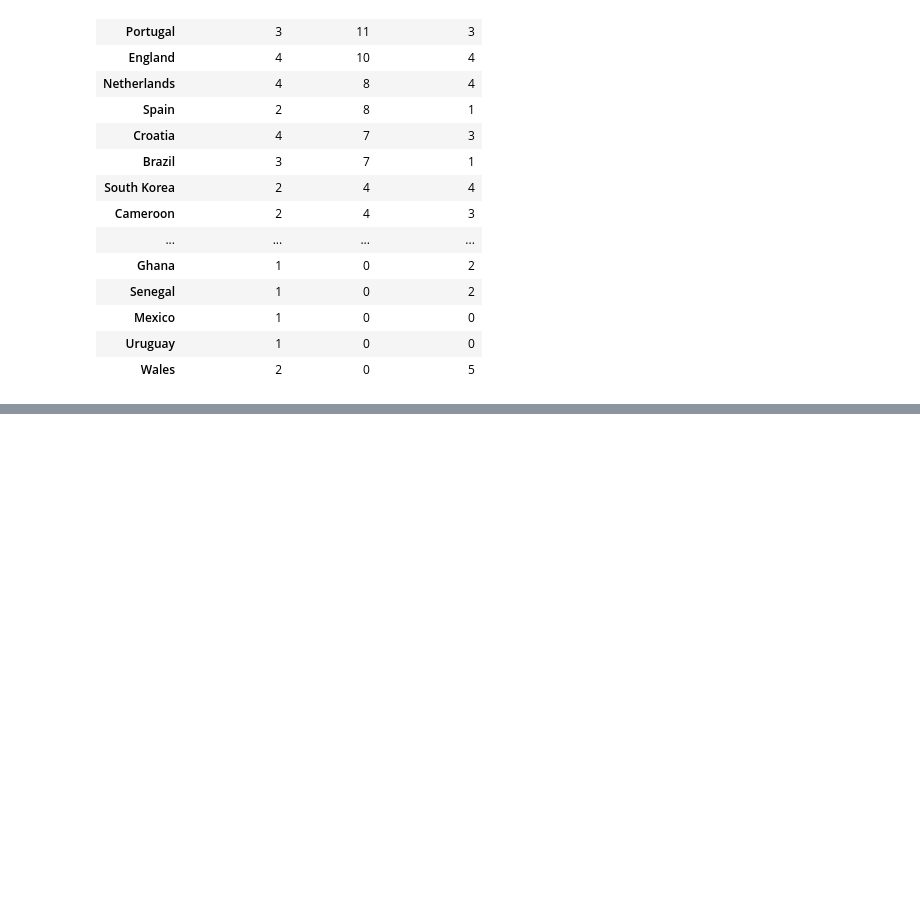
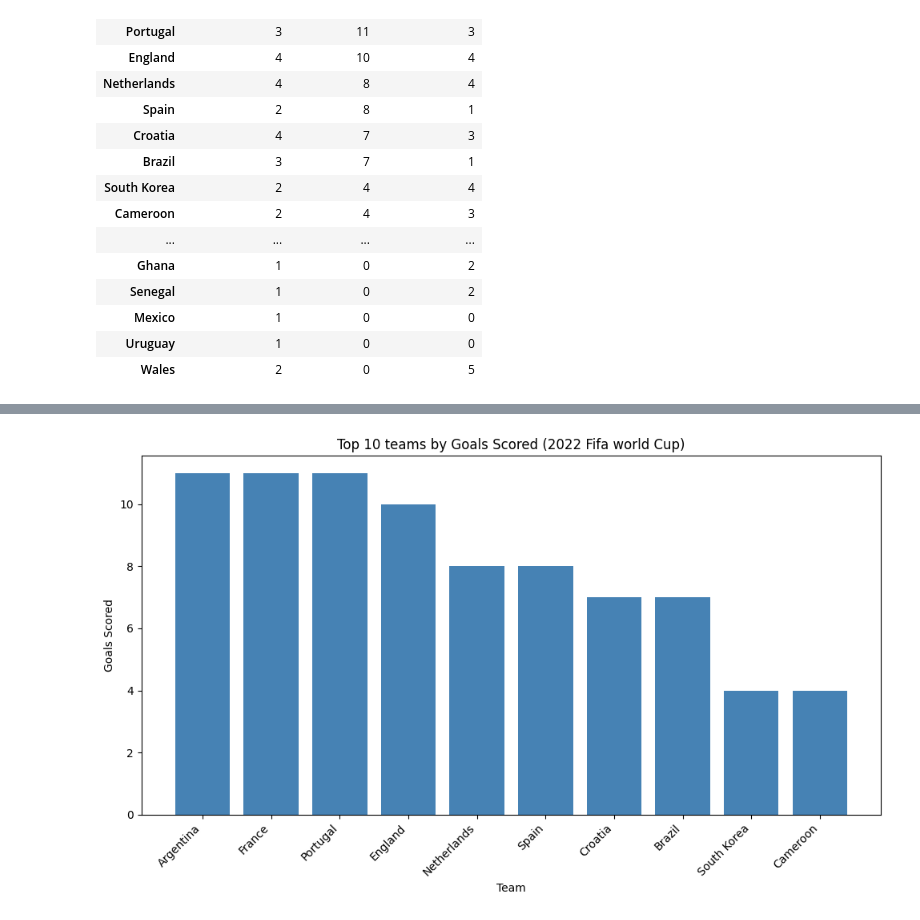
Before and after one commit to Akhilmehra22/analytics-portfolio, a Jupyter notebook: fifa/Fifa-exploration.ipynb, the cells around one changed output, grey strips where cells are left out. Saved outputs shown, nothing was run; the diff lists cells and outputs as text; code cells hidden in the pictures; blank space fills up the shorter version.

Commit message:
add three matplot charts : bar, scatter,line

```diff
--- a/fifa/Fifa-exploration.ipynb
+++ b/fifa/Fifa-exploration.ipynb
@@ -178,3 +178,5 @@ matches.groupby('home_team').agg(matches_played = ('match_id','count'),goals_sco
 | Mexico | 1 | 0 | 0 |
 | Uruguay | 1 | 0 | 0 |
 | Wales | 2 | 0 | 5 |
+# %%
+team_goals = matches.groupby('home_team')['home_score'].sum().sort_values(ascending =False).head(10)
@@ -180,0 +198,11 @@ matches.groupby('home_team').agg(matches_played = ('match_id','count'),goals_sco
+# %%
+plt.figure(figsize=(10,6))
+plt.bar(team_goals.index,team_goals.values,color='steelblue')
+plt.title('Top 10 teams by Goals Scored (2022 Fifa world Cup)')
+plt.xlabel('Team')
+plt.ylabel('Goals Scored')
+plt.xticks(rotation = 45, ha='right')
+plt.tight_layout()
+plt.show()
+# %% [output]
+[figure, added]
```
Also changed, not shown: parts of 7 cells of this notebook.
